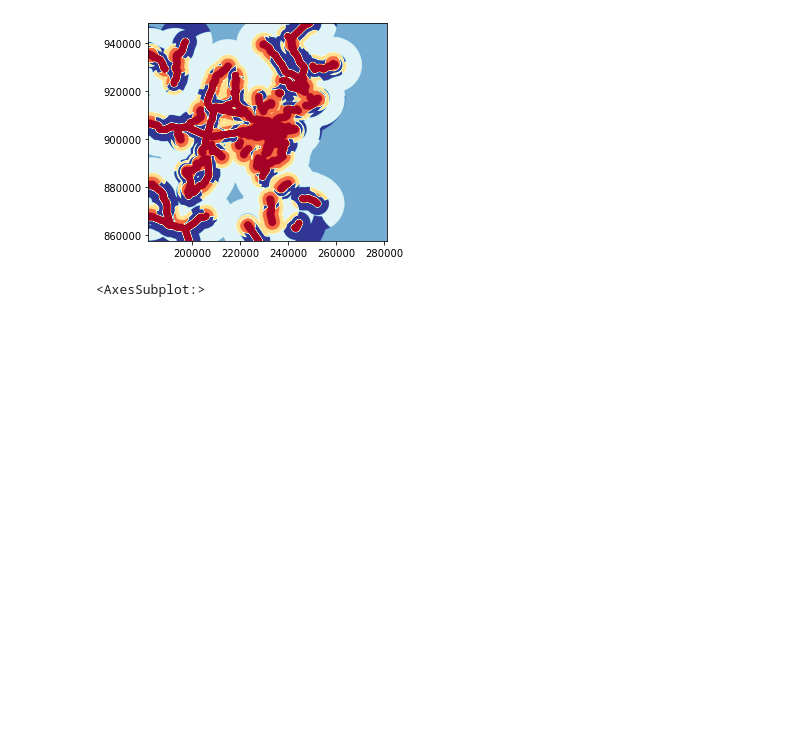
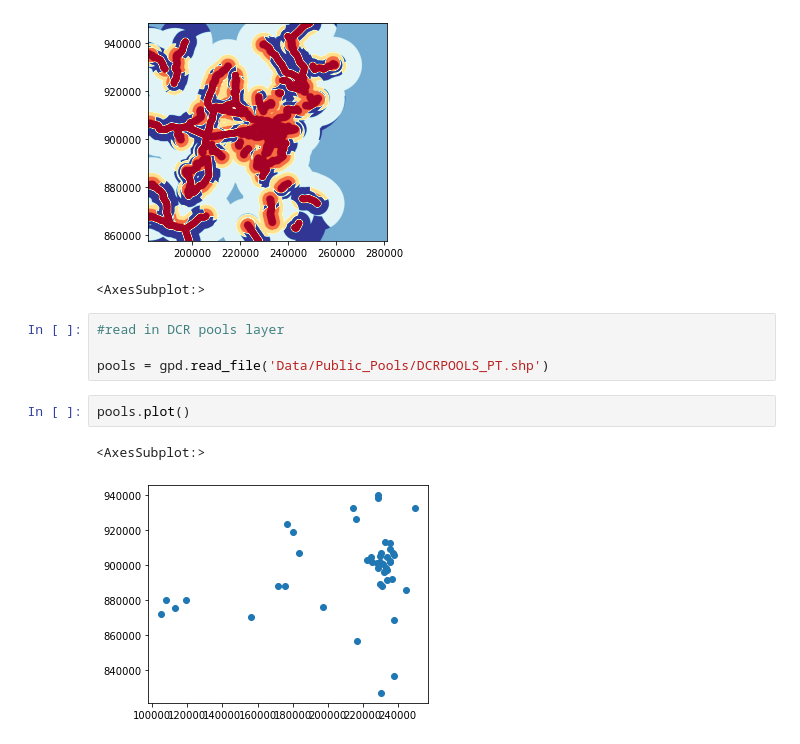
Before and after one commit to gingerleib/outdoor-recreation, a Jupyter notebook: Outdoor_Rec_Analysis.ipynb, the cells around one changed output. Drawn from its saved outputs; the diff is of its cells as text; blank space fills up the shorter version.

Commit message:
read in pools point layer, calc euclidean distance and reclassify

```diff
--- a/Outdoor_Rec_Analysis.ipynb
+++ b/Outdoor_Rec_Analysis.ipynb
@@ -365,3 +438,12 @@ show(reclass_trails, transform=transform_tree, cmap='RdYlBu_r')
 # %% [output]
 [figure]
 <AxesSubplot:>
+# %%
+#read in DCR pools layer
+
+pools = gpd.read_file('Data/Public_Pools/DCRPOOLS_PT.shp')
+# %%
+pools.plot()
+# %% [output]
+<AxesSubplot:>
+[figure, added]
```
Also changed, not shown: parts of 21 cells of this notebook.
